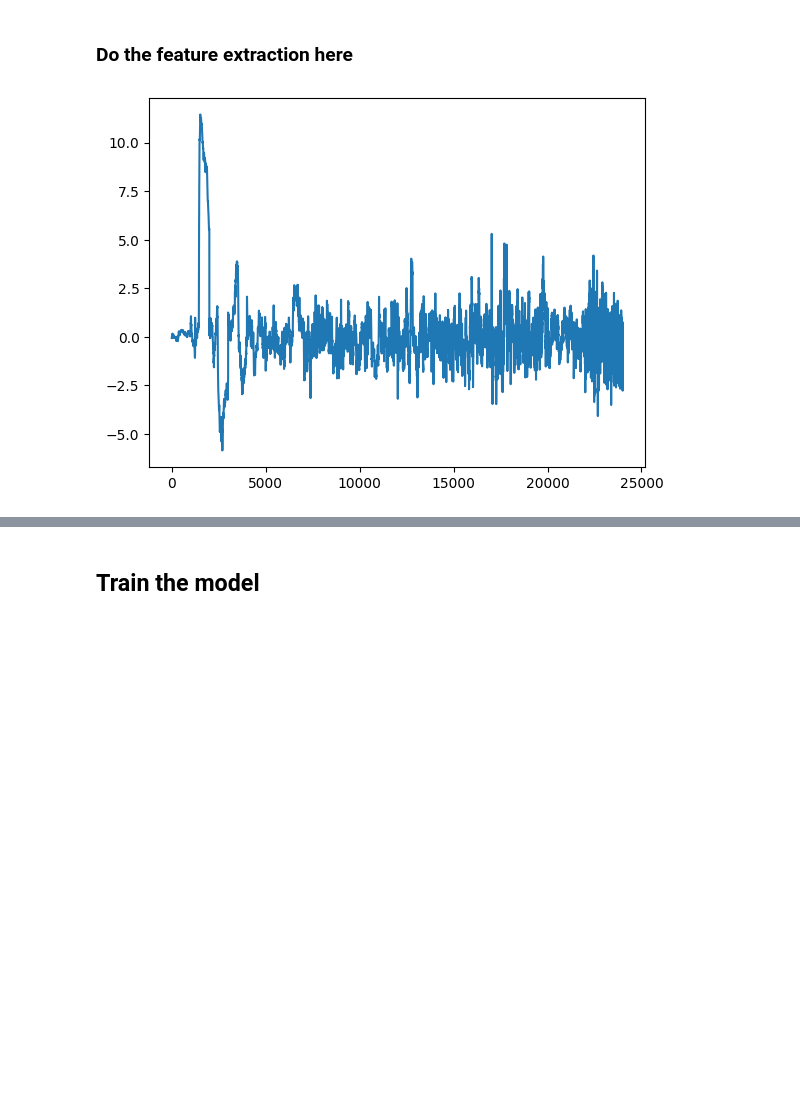
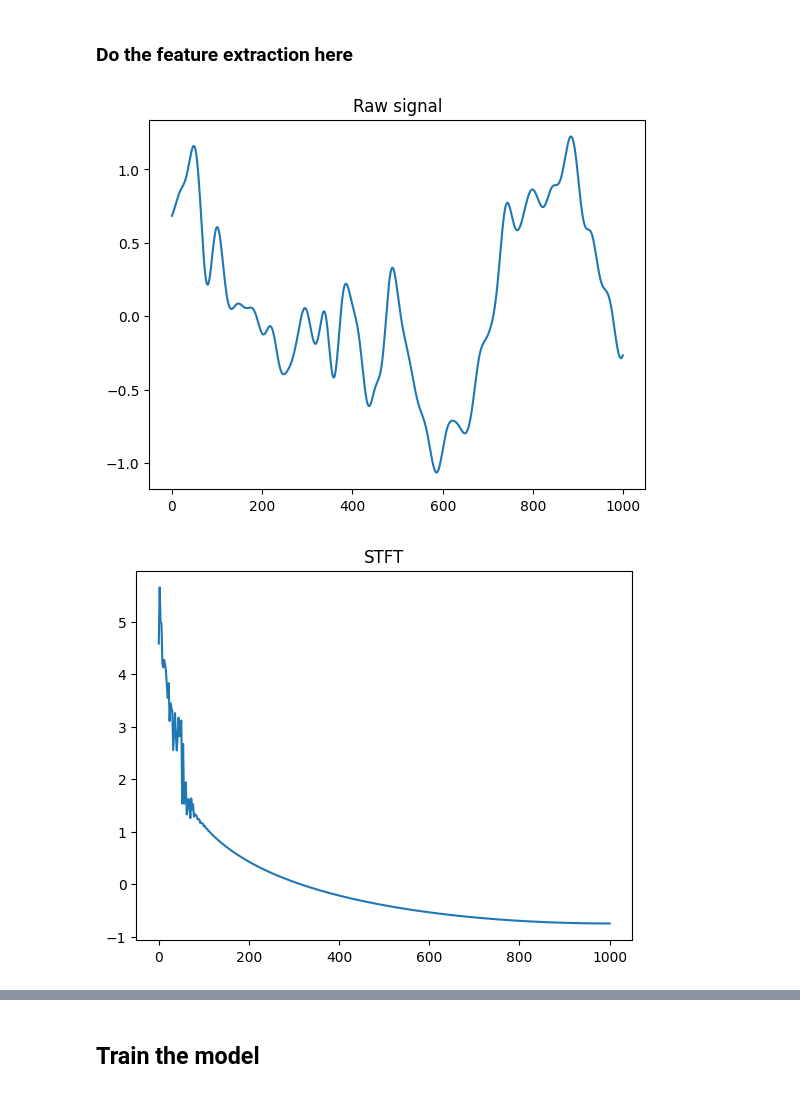
Before and after one commit to Neurosoft-Bioelectronics/auditorydecoding, a Jupyter notebook: notebooks/frequency_decoding.ipynb, the cells around one changed output, grey strips where cells are left out. Saved outputs shown, nothing was run; the diff lists cells and outputs as text; code cells hidden in the pictures; blank space fills up the shorter version.

```diff
--- a/notebooks/frequency_decoding.ipynb
+++ b/notebooks/frequency_decoding.ipynb
@@ -29,7 +30,7 @@ SPLIT_TYPE = "intrasession-causal"
 TASK_TYPE = "acoustic_stim"
 
 DATA_ROOT = "../data/processed/neurosoft_minipigs_2026"
-RECORDING_ID = "sub-02_ses-01_task-AcousStim_acq-LH_desc-filtered"
+RECORDING_ID = "sub-02_ses-01_task-AcousStim_acq-LH_desc-raw"
 # %% [markdown]
 ## Load the data and preprocessing
 # %%
@@ -80,13 +127,18 @@ plot_covariance(np.cov(signal, rowvar=False))
 # %% [output]
 [figure]
 # %%
-signal_whitened = pca.transform(signal)
-plot_covariance(np.cov(signal_whitened, rowvar=False))
+APPLY_WHITENING = True
+if APPLY_WHITENING:
+    signal_whitened = pca.transform(filtered_signal)
+    plot_covariance(np.cov(signal_whitened, rowvar=False))
+    plot_signal(signal_whitened, start=10, end=20, chann_names=[f"PC{i}" for i in range(signal_whitened.shape[1])])
+else:
+    signal_whitened = filtered_signal
 
 NORM_BY_CHANNEL = False
 if NORM_BY_CHANNEL:
     train_transformed = pca.transform(data_train)
     signal_whitened = (signal_whitened - train_transformed.mean(axis=0)) / train_transformed.std(axis=0)
 
-plot_covariance(np.cov(signal_whitened, rowvar=False))
+    plot_covariance(np.cov(signal_whitened, rowvar=False))
 # %% [output]
@@ -118,32 +170,62 @@ valid  X=(120, 1000, 24)  y=(120,)  classes={ stim_10000Hz: 11, stim_1000Hz: 11,
 from einops import rearrange
 
 X_train = X_windows_train
 X_valid = X_windows_valid
 y_train = y_windows_train
 y_valid = y_windows_valid
 
-STFT = False
+plt.plot(X_train[0, :, 0])
+plt.title("Raw signal")
+plt.show()
+
+STFT = True
+CROP_FREQS = True
 if STFT:
     X_train = np.log(np.abs(np.fft.rfft(X_train, axis=1)))
     X_valid = np.log(np.abs(np.fft.rfft(X_valid, axis=1)))
+    freqs = np.fft.rfftfreq(int(0.5 * fs), d=1/fs)
+
+    plt.plot(freqs, X_train[0, :, 0])
+    plt.title("STFT")
+    plt.show()
+
+    if CROP_FREQS:
+        valid_indices = (freqs >= lowcut) & (freqs <= highcut)
+
+        X_train = X_train[:, valid_indices, :]
+        X_valid = X_valid[:, valid_indices, :]
+        plt.plot(freqs[valid_indices], X_train[0, :, 0])
+        plt.title("Cropped STFT")
+        plt.show()
+
+ZSCORE = False
+if ZSCORE:
+    X_train_mean = X_train.mean(axis=0)
+    X_train_std = X_train.std(axis=0)
+    X_train = (X_train - X_train_mean) / (X_train_std + 1e-8)
+    X_valid = (X_valid - X_train_mean) / (X_train_std + 1e-8)
 
     plt.plot(X_train[0, :, 0])
+    plt.title("Z-scored signal (axis 0)")
     plt.show()
 
 STD = False
 if STD:
     X_train = (X_train - X_train.mean(axis=1, keepdims=True)) / (X_train.std(axis=1, keepdims=True) + 1e-8)
     X_valid = (X_valid - X_valid.mean(axis=1, keepdims=True)) / (X_valid.std(axis=1, keepdims=True) + 1e-8)
 
     plt.plot(X_train[0, :, 0])
+    plt.title("Z-scored signal (axis 1)")
     plt.show()
 
 FLATTEN = True
 if FLATTEN:
     X_train = rearrange(X_train, "s t c -> s (c t)")
     X_valid = rearrange(X_valid, "s t c -> s (c t)")
 
     plt.plot(X_train[0, :])
+    plt.title("Flattened signal")
     plt.show()
 # %% [output]
-[figure, old version]
+[figure, new version]
+[figure, added]
```
Also changed, not shown: parts of 16 cells of this notebook, 7 other files.
